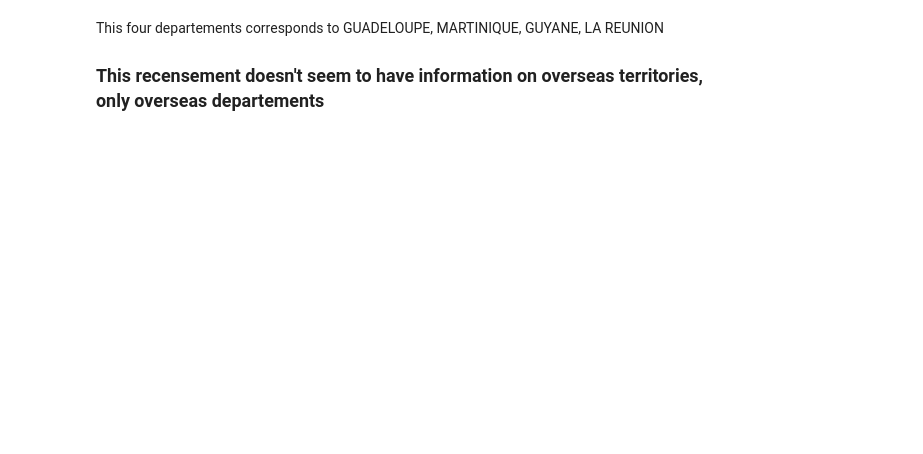
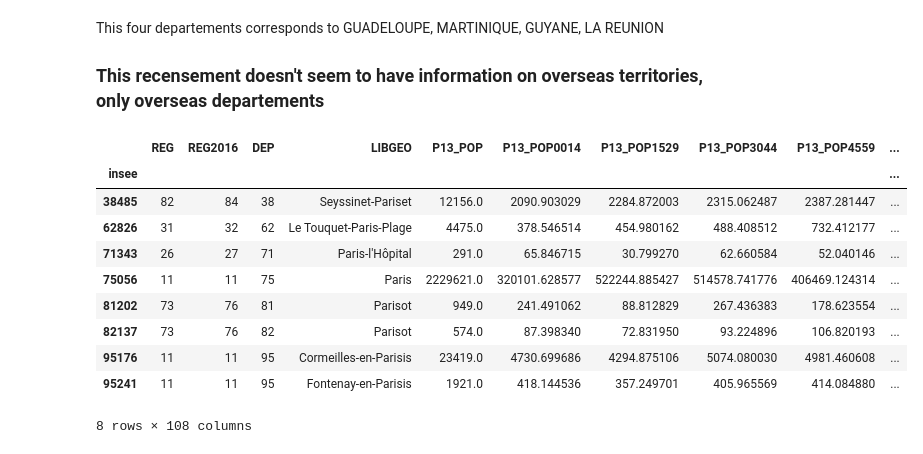
Before and after one commit to cyrilbecot/StGobain_CaseStudy, a Jupyter notebook: ExplorationRecensement.ipynb, the cells around one changed output. Cells and saved outputs as stored; diff of their text form; code cells hidden in the pictures; blank space fills up the shorter version.

```diff
--- a/ExplorationRecensement.ipynb
+++ b/ExplorationRecensement.ipynb
@@ -51,3 +54,17 @@ array(['971', '972', '973', '974'], dtype=object)
 This four departements corresponds to GUADELOUPE, MARTINIQUE, GUYANE, LA REUNION
 
 ### This recensement doesn't seem to have information on overseas territories, only overseas departements
+# %%
+recensement[recensement.LIBGEO.str.contains('Paris')]
+# %% [output]
+|  | REG | REG2016 | DEP | LIBGEO | P13_POP | P13_POP0014 | P13_POP1529 | P13_POP3044 | P13_POP4559 | ... |
+| insee |  |  |  |  |  |  |  |  |  | ... |
+| 38485 | 82 | 84 | 38 | Seyssinet-Pariset | 12156.0 | 2090.903029 | 2284.872003 | 2315.062487 | 2387.281447 | ... |
+| 62826 | 31 | 32 | 62 | Le Touquet-Paris-Plage | 4475.0 | 378.546514 | 454.980162 | 488.408512 | 732.412177 | ... |
+| 71343 | 26 | 27 | 71 | Paris-l'Hôpital | 291.0 | 65.846715 | 30.799270 | 62.660584 | 52.040146 | ... |
+| 75056 | 11 | 11 | 75 | Paris | 2229621.0 | 320101.628577 | 522244.885427 | 514578.741776 | 406469.124314 | ... |
+| 81202 | 73 | 76 | 81 | Parisot | 949.0 | 241.491062 | 88.812829 | 267.436383 | 178.623554 | ... |
+| 82137 | 73 | 76 | 82 | Parisot | 574.0 | 87.398340 | 72.831950 | 93.224896 | 106.820193 | ... |
+| 95176 | 11 | 11 | 95 | Cormeilles-en-Parisis | 23419.0 | 4730.699686 | 4294.875106 | 5074.080030 | 4981.460608 | ... |
+| 95241 | 11 | 11 | 95 | Fontenay-en-Parisis | 1921.0 | 418.144536 | 357.249701 | 405.965569 | 414.084880 | ... |
+8 rows × 108 columns
```
Also changed, not shown: parts of 3 cells of this notebook, 4 other files.
